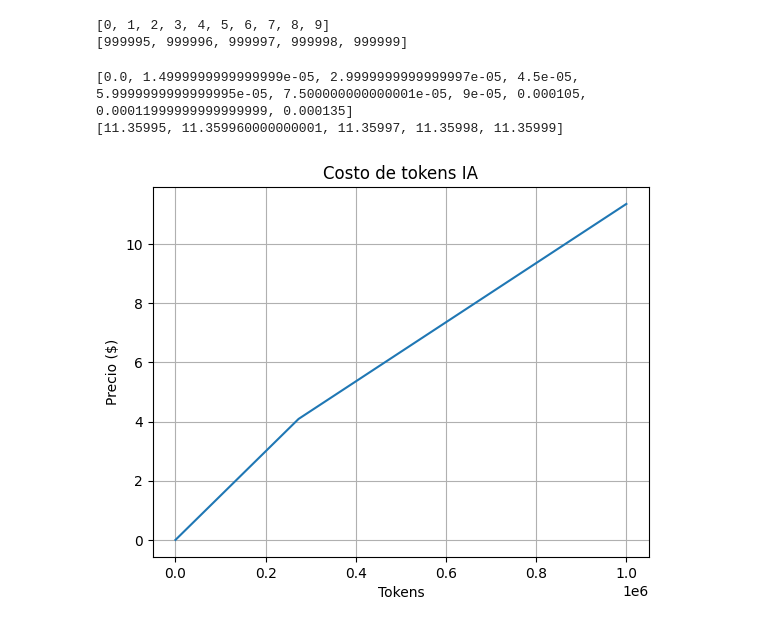
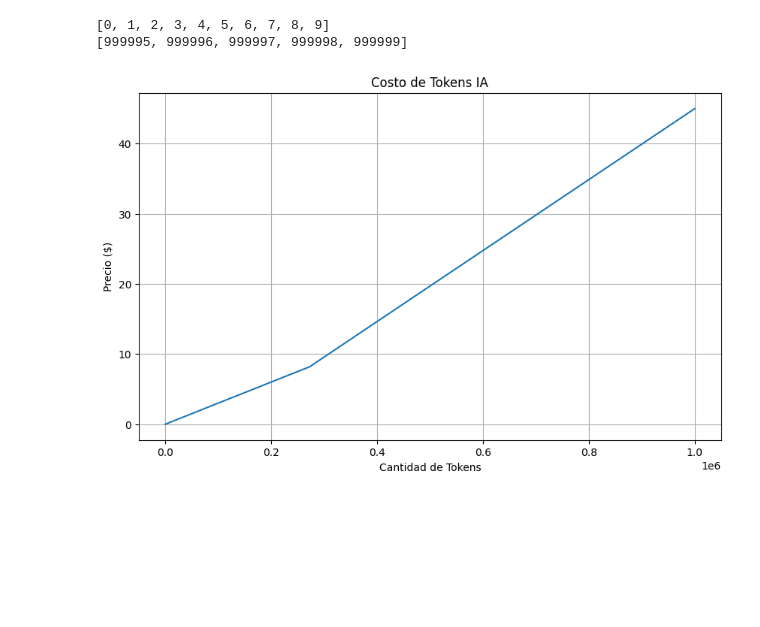
Before and after one commit to Alexgm03/Taller01-MN, a Jupyter notebook: taller1.ipynb, the cells around one changed output. Cells and saved outputs as stored; diff of their text form; code cells hidden in the pictures; blank space fills up the shorter version.

```diff
--- a/taller1.ipynb
+++ b/taller1.ipynb
@@ -22,30 +11,29 @@ print(tokens[-5:])
 # %%
 import matplotlib.pyplot as plt
 
 tokens = list(range(1_000_000))
 
 precio = []
 
 for t in tokens:
+
     if t <= 272_000:
-        costo = (t / 1_000_000) * 15
+        precio.append((8.16 / 272000) * t)
+
     else:
-        costo = ((272_000 / 1_000_000) * 15) + \
-                 (((t - 272_000) / 1_000_000) * 10)
+        precio.append((36.84 / 728000) * (t - 272000) + 8.16)
 
-    precio.append(costo)
 
-print(precio[:10])
-print(precio[-5:])
+plt.figure(figsize=(10,6))
 
 plt.plot(tokens, precio)
-plt.xlabel("Tokens")
+
+plt.xlabel("Cantidad de Tokens")
 plt.ylabel("Precio ($)")
-plt.title("Costo de tokens IA")
+plt.title("Costo de Tokens IA")
+
 plt.grid(True)
 
 plt.show()
 # %% [output]
-[0.0, 1.4999999999999999e-05, 2.9999999999999997e-05, 4.5e-05, 5.9999999999999995e-05, 7.500000000000001e-05, 9e-05, 0.000105, 0.00011999999999999999, 0.000135]
-[11.35995, 11.359960000000001, 11.35997, 11.35998, 11.35999]
-[figure, old version]
+[figure, new version]
```
Also changed, not shown: parts of 4 cells of this notebook.
